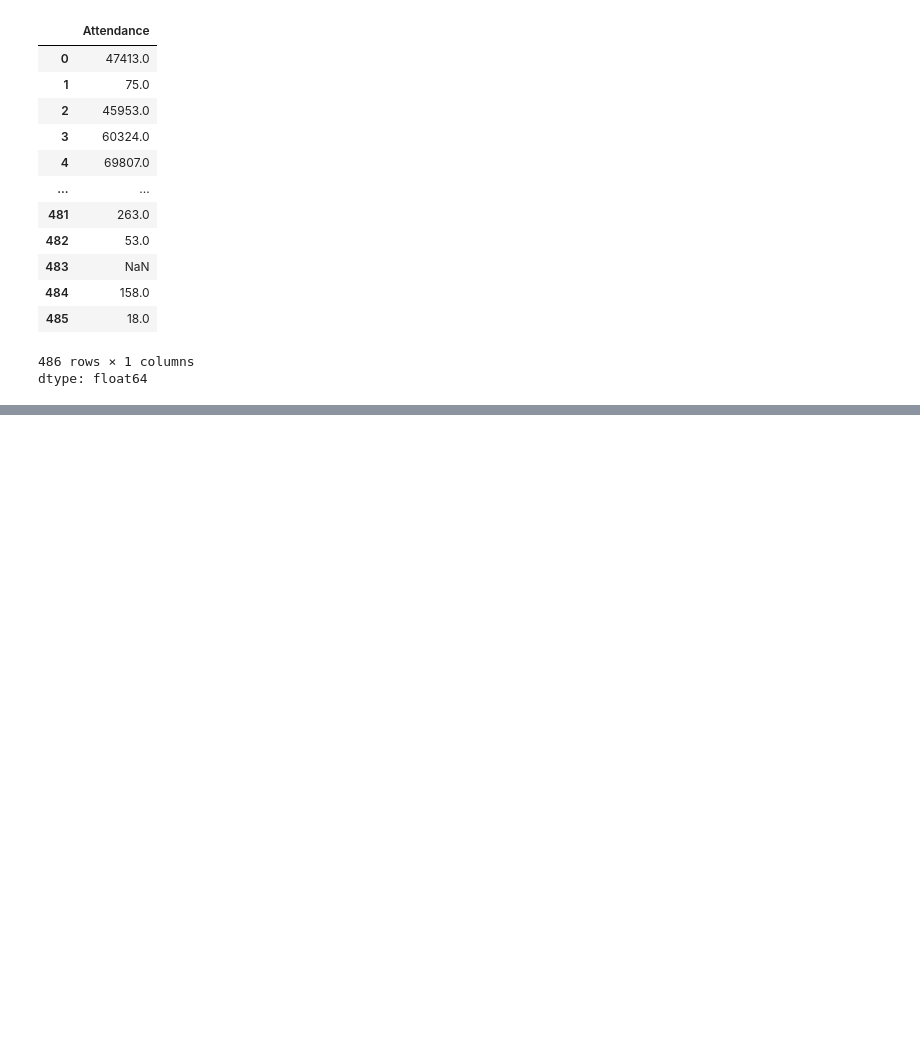
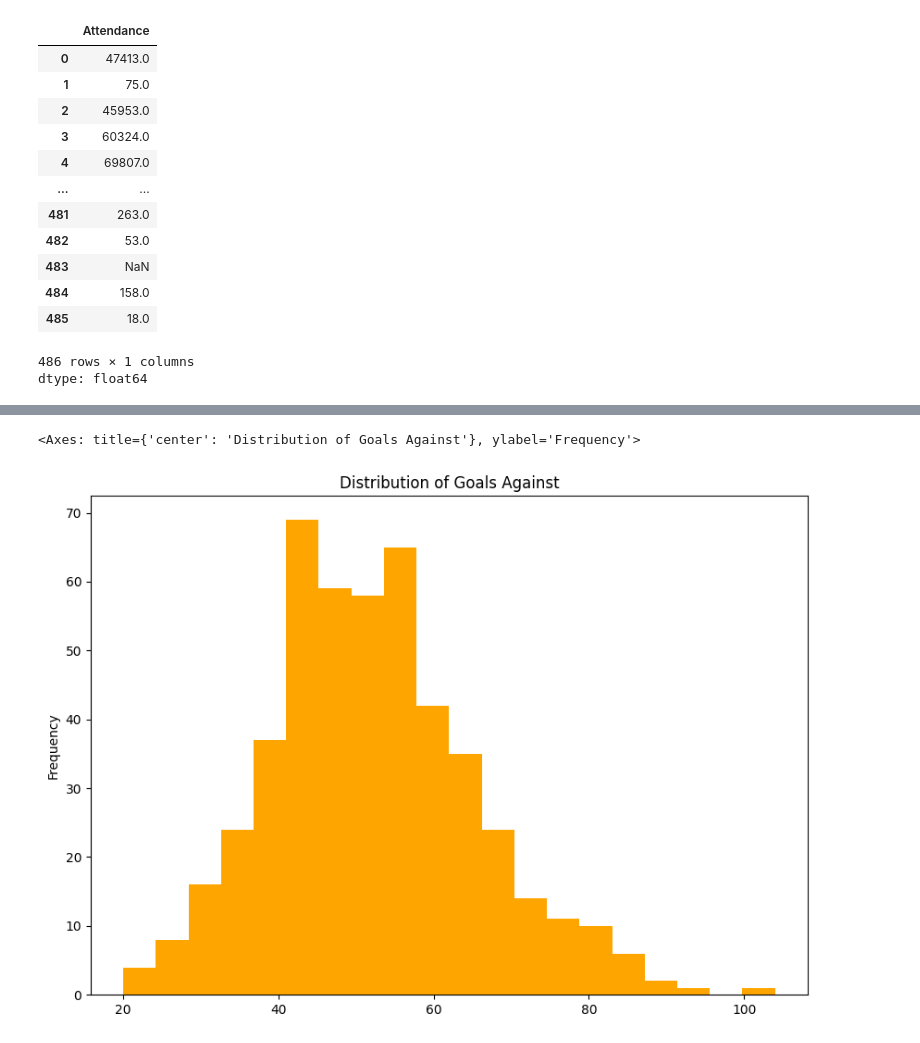
Before and after one commit to sanyi1998/Sandor_Varsanyi_CAPB352_BDA_Project_2025, a Jupyter notebook: Sandor_Varsanyi_CAPB352_final_project.ipynb, the cells around one changed output, grey strips where cells are left out. Cells and saved outputs as stored; diff of their text form; code cells hidden in the pictures; blank space fills up the shorter version.

```diff
--- a/Sandor_Varsanyi_CAPB352_final_project.ipynb
+++ b/Sandor_Varsanyi_CAPB352_final_project.ipynb
@@ -1842,0 +2024,2 @@ dtype: float64
+# %%
+df_squad_goalkeeping = df_squad_goalkeeping.drop(columns= ['team_name', 'Comp', 'W', 'D', 'L', 'team_Starts', '90s'])
@@ -1842,0 +2046,3 @@ dtype: float64
+# %%
+# Add the new ID column to the dataframe
+df_squad_goalkeeping['squad_goalkeeping_stats_id'] = range(1, len(df_squad_goalkeeping) + 1)
@@ -1842,0 +2069,2 @@ dtype: float64
+# %%
+df_squad_goalkeeping = df_squad_goalkeeping.rename(columns = {'# Pl': 'team_gk_Pl'})
@@ -1842,0 +2115,5 @@ dtype: float64
+# %%
+df_squad_goalkeeping['team_GA'].plot (kind='hist', bins=20, figsize=(10,7), title='Distribution of Goals Against', color= 'orange')
+# %% [output]
+<Axes: title={'center': 'Distribution of Goals Against'}, ylabel='Frequency'>
+[figure, added]
```
Also changed, not shown: parts of 102 cells of this notebook.
